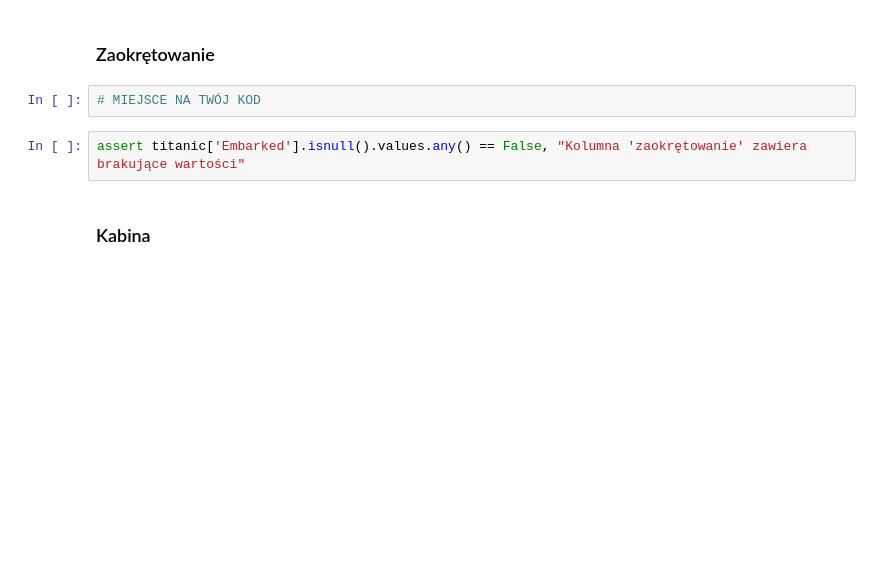
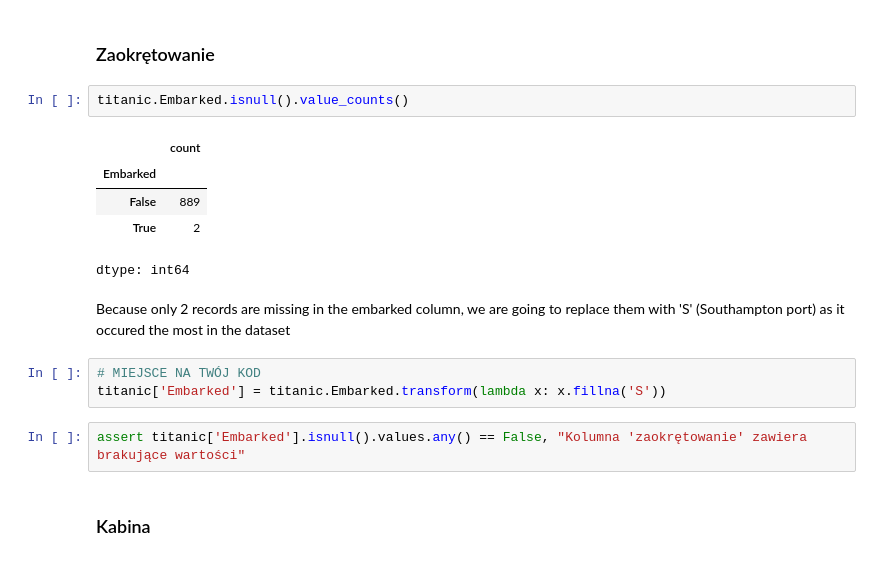
Before and after one commit to Zajecia-na-PWr-LR/lista-2-wiktoriamalinowska, a Jupyter notebook: UczenieMaszynowe_25_26_Lista2.ipynb, the cells around one changed output. Drawn from its saved outputs; the diff is of its cells as text; blank space fills up the shorter version.

Commit message:
fix missing values

```diff
--- a/UczenieMaszynowe_25_26_Lista2.ipynb
+++ b/UczenieMaszynowe_25_26_Lista2.ipynb
@@ -187,7 +161,18 @@ AssertionError: Kolumna 'wiek' zawiera brakujące wartości
 # %% [markdown]
 ### Zaokrętowanie
+# %%
+titanic.Embarked.isnull().value_counts()
+# %% [output]
+|  | count |
+| Embarked |  |
+| False | 889 |
+| True | 2 |
+dtype: int64
+# %% [markdown]
+Because only 2 records are missing in the embarked column, we are going to replace them with 'S' (Southampton port) as it occured the most in the dataset
 # %%
 # MIEJSCE NA TWÓJ KOD
+titanic['Embarked'] = titanic.Embarked.transform(lambda x: x.fillna('S'))
 # %%
 assert titanic['Embarked'].isnull().values.any() == False, "Kolumna 'zaokrętowanie' zawiera brakujące wartości"
 # %% [markdown]
```
Also changed, not shown: parts of 8 cells of this notebook.
